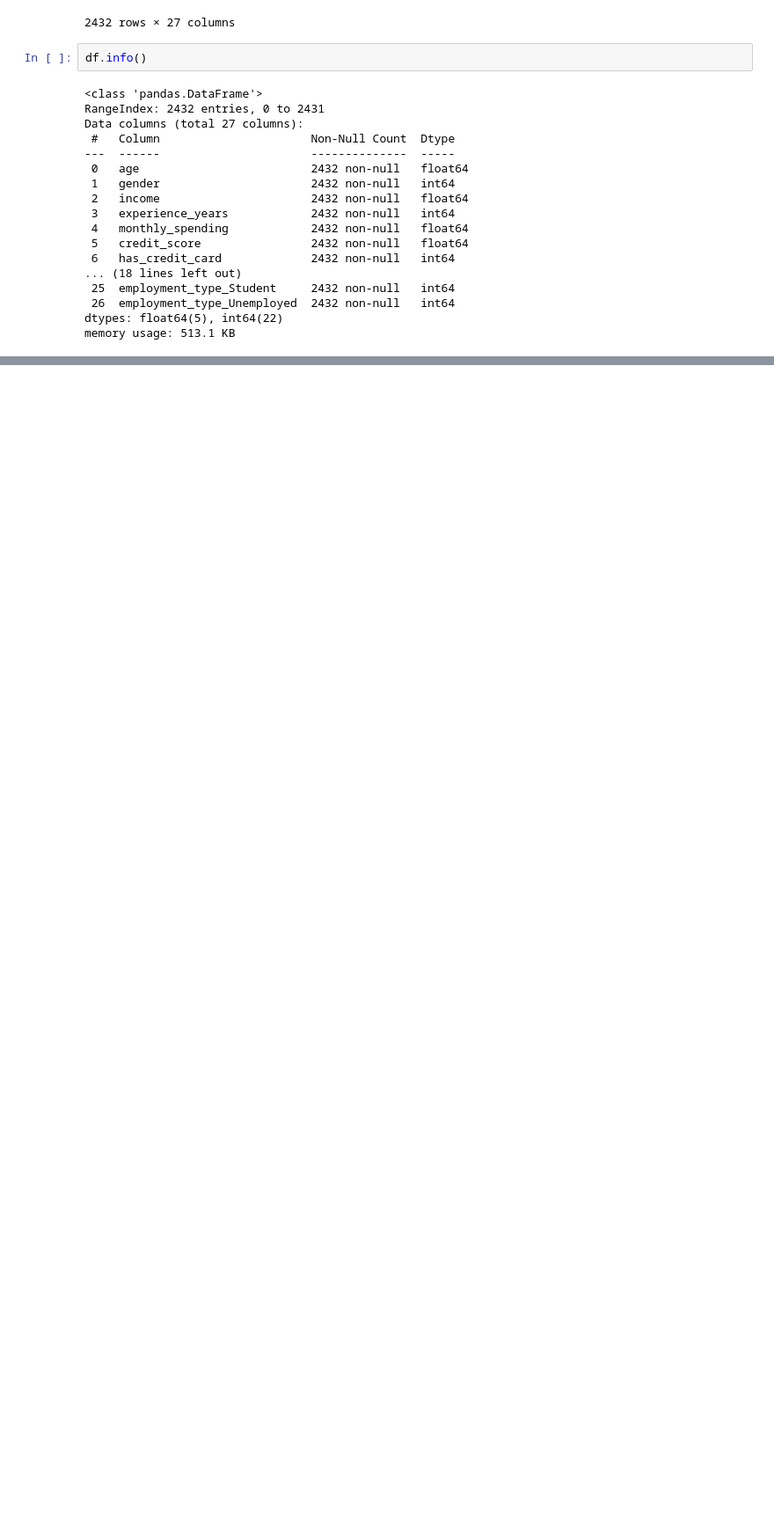
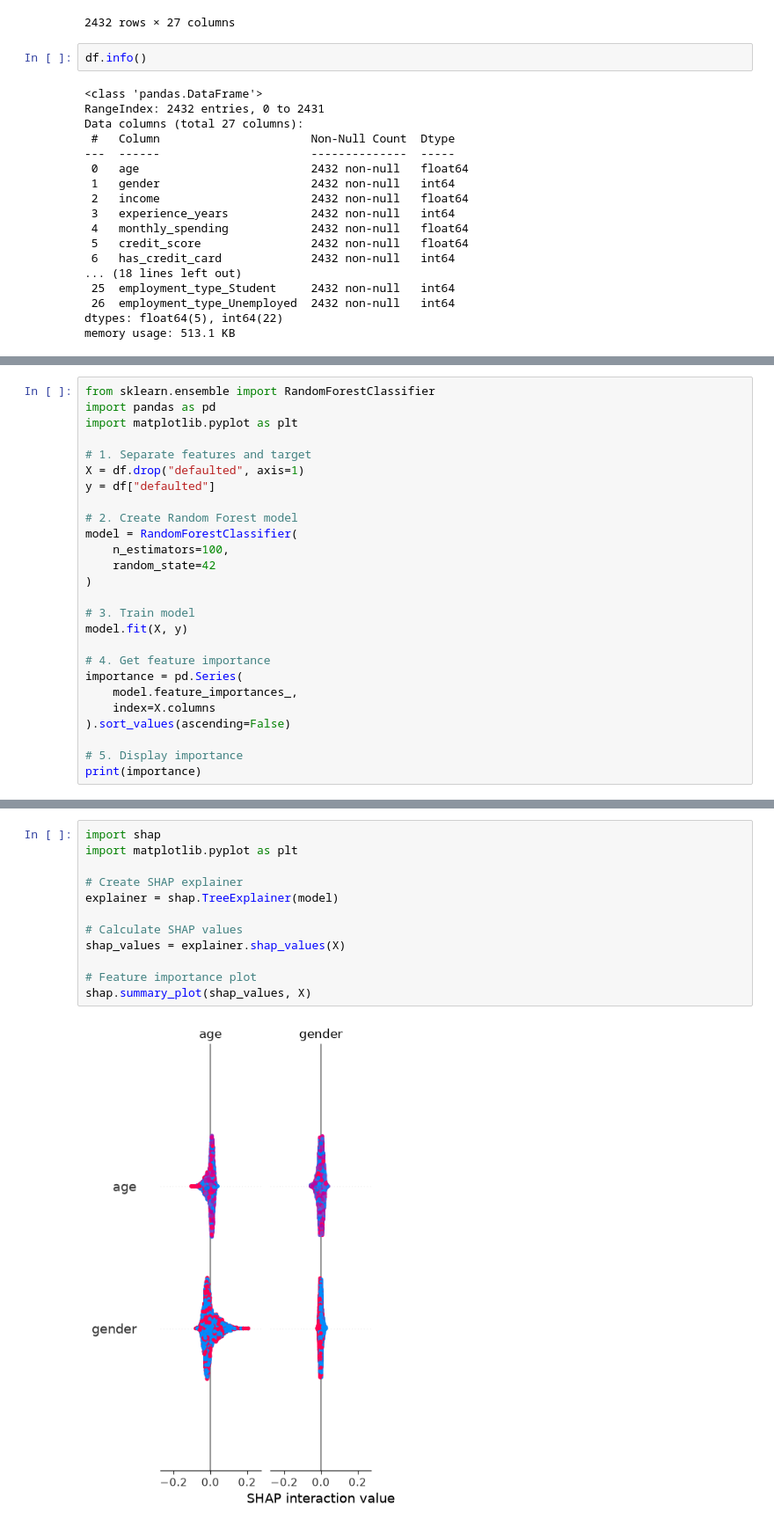
Before and after one commit to waris-idrees/Machine-learning_journey, a Jupyter notebook: 6-Feature_selection/feature_selection.ipynb, the cells around one changed output, grey strips where cells are left out. Shown at 88% size. Drawn from its saved outputs; the diff is of its cells as text; blank space fills up the shorter version.

```diff
--- a/6-Feature_selection/feature_selection.ipynb
+++ b/6-Feature_selection/feature_selection.ipynb
@@ -44,0 +188,26 @@ memory usage: 513.1 KB
+# %%
+from sklearn.ensemble import RandomForestClassifier
+import pandas as pd
+import matplotlib.pyplot as plt
+
+# 1. Separate features and target
+X = df.drop("defaulted", axis=1)
+y = df["defaulted"]
+
+# 2. Create Random Forest model
+model = RandomForestClassifier(
+    n_estimators=100,
+    random_state=42
+)
+
+# 3. Train model
+model.fit(X, y)
+
+# 4. Get feature importance
+importance = pd.Series(
+    model.feature_importances_,
+    index=X.columns
+).sort_values(ascending=False)
+
+# 5. Display importance
+print(importance)
@@ -44,0 +232,14 @@ memory usage: 513.1 KB
+# %%
+import shap
+import matplotlib.pyplot as plt
+
+# Create SHAP explainer
+explainer = shap.TreeExplainer(model)
+
+# Calculate SHAP values
+shap_values = explainer.shap_values(X)
+
+# Feature importance plot
+shap.summary_plot(shap_values, X)
+# %% [output]
+[figure, added]
```
Also changed, not shown: parts of 13 cells of this notebook.
